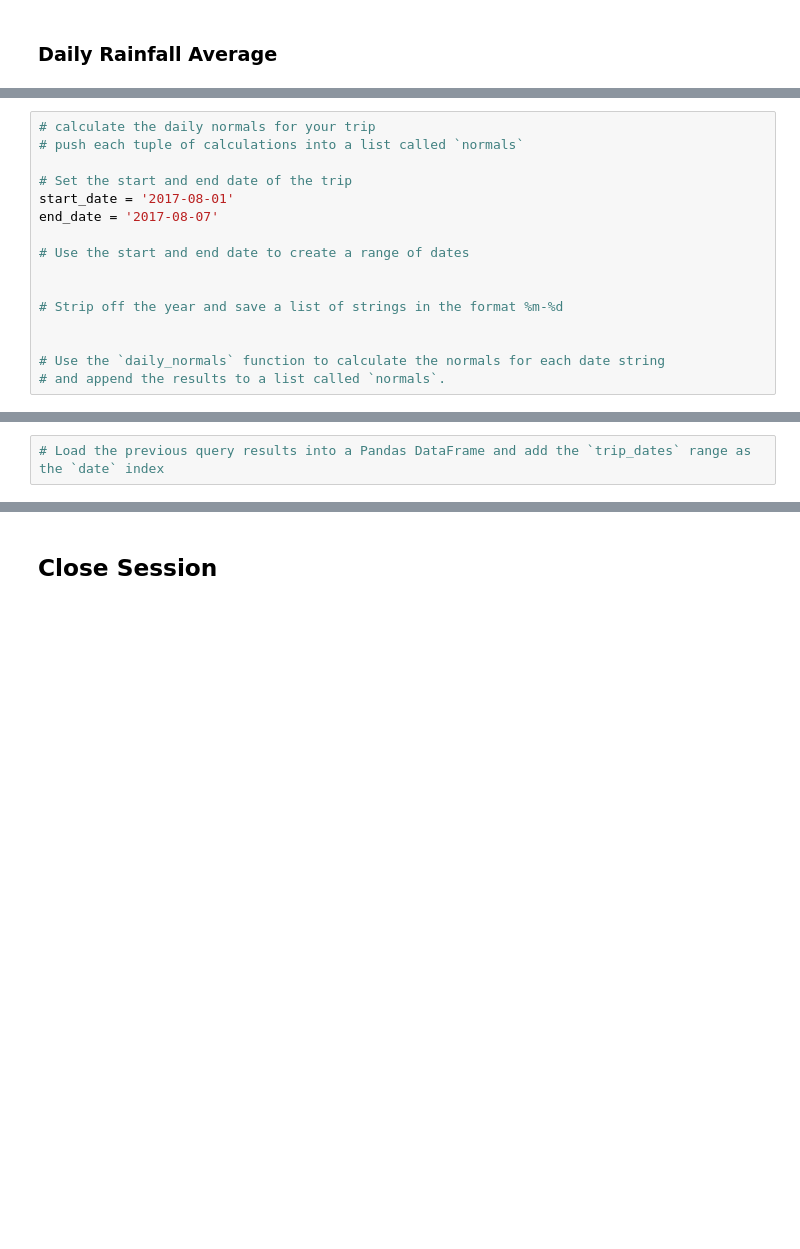
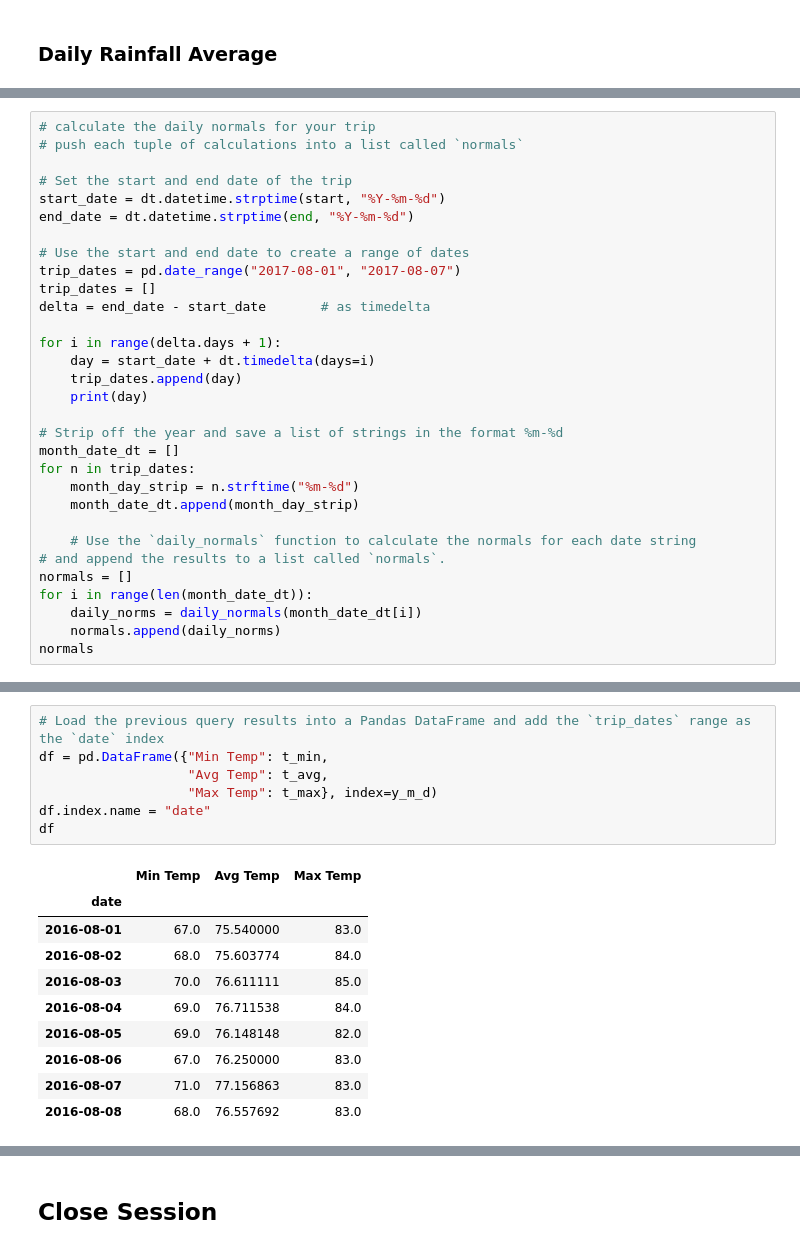
Before and after one commit to hsharma263/sqlalchemy-challenge, a Jupyter notebook: temp_analysis_bonus_2_starter.ipynb, the cells around one changed output, grey strips where cells are left out. Drawn from its saved outputs; the diff is of its cells as text; blank space fills up the shorter version.

```diff
--- a/temp_analysis_bonus_2_starter.ipynb
+++ b/temp_analysis_bonus_2_starter.ipynb
@@ -135,14 +129,29 @@ daily_normals("01-01")
 # push each tuple of calculations into a list called `normals`
 
 # Set the start and end date of the trip
-start_date = '2017-08-01'
-end_date = '2017-08-07'
+start_date = dt.datetime.strptime(start, "%Y-%m-%d")
+end_date = dt.datetime.strptime(end, "%Y-%m-%d")
 
 # Use the start and end date to create a range of dates
+trip_dates = pd.date_range("2017-08-01", "2017-08-07")
+trip_dates = []
+delta = end_date - start_date       # as timedelta
 
+for i in range(delta.days + 1):
+    day = start_date + dt.timedelta(days=i)
+    trip_dates.append(day)
+    print(day)
 
 # Strip off the year and save a list of strings in the format %m-%d
+month_date_dt = []
+for n in trip_dates:
+    month_day_strip = n.strftime("%m-%d")
+    month_date_dt.append(month_day_strip)
 
-
-# Use the `daily_normals` function to calculate the normals for each date string
+    # Use the `daily_normals` function to calculate the normals for each date string
 # and append the results to a list called `normals`.
+normals = []
+for i in range(len(month_date_dt)):
+    daily_norms = daily_normals(month_date_dt[i])
+    normals.append(daily_norms)
+normals
@@ -149,4 +201,20 @@ end_date = '2017-08-07'
 # %%
 # Load the previous query results into a Pandas DataFrame and add the `trip_dates` range as the `date` index
+df = pd.DataFrame({"Min Temp": t_min,
+                   "Avg Temp": t_avg,
+                   "Max Temp": t_max}, index=y_m_d)
+df.index.name = "date"
+df
+# %% [output]
+|  | Min Temp | Avg Temp | Max Temp |
+| date |  |  |  |
+| 2016-08-01 | 67.0 | 75.540000 | 83.0 |
+| 2016-08-02 | 68.0 | 75.603774 | 84.0 |
+| 2016-08-03 | 70.0 | 76.611111 | 85.0 |
+| 2016-08-04 | 69.0 | 76.711538 | 84.0 |
+| 2016-08-05 | 69.0 | 76.148148 | 82.0 |
+| 2016-08-06 | 67.0 | 76.250000 | 83.0 |
+| 2016-08-07 | 71.0 | 77.156863 | 83.0 |
+| 2016-08-08 | 68.0 | 76.557692 | 83.0 |
 # %%
 # Plot the daily normals as an area plot with `stacked=False`
```
Also changed, not shown: parts of 10 cells of this notebook.
